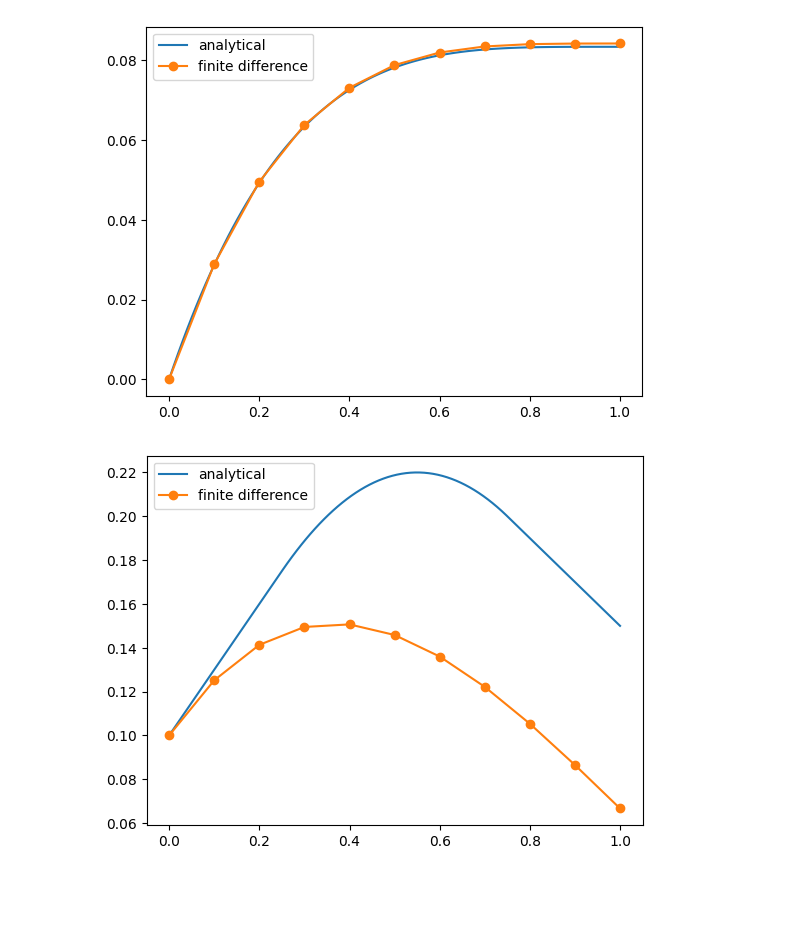
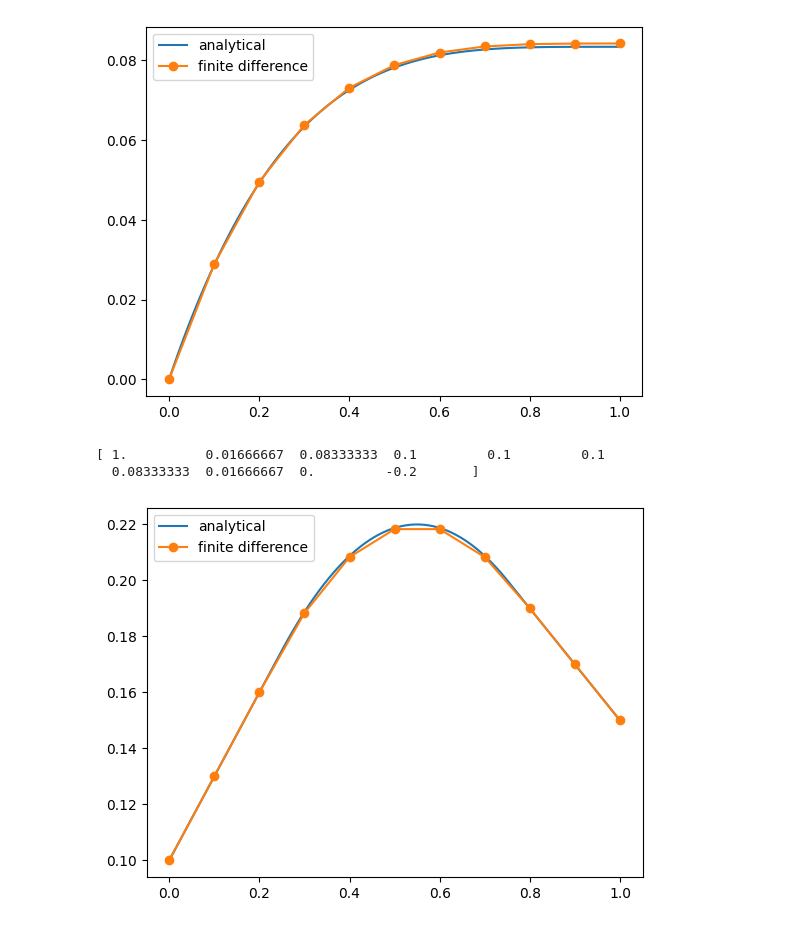
Before and after one commit to 000rla/Numerics_assignment_2, a Jupyter notebook: exercises.ipynb, the cells around one changed output. Drawn from its saved outputs; the diff is of its cells as text; code cells hidden in the pictures; blank space fills up the shorter version.

```diff
--- a/exercises.ipynb
+++ b/exercises.ipynb
@@ -38,7 +38,7 @@ def stiffness(dx):
     return 1/dx*np.array([[1,-1],[-1,1]])
 
 def force(nodes,dx,S):
-    return (dx/6)*np.array([2*S(nodes[0])+S(nodes[-1]),S(nodes[0])+2*S(nodes[-1])])
+    return np.array([(dx/6)*(2*S(nodes[0])+S(nodes[-1])),(dx/6)*(S(nodes[0])+2*S(nodes[-1]))])
 
 def solver(S,Ne,alpha,beta):
     # nodes = np.array([0, *sorted(np.random.rand(Ne-1)), 1])
@@ -79,6 +79,7 @@ def solver(S,Ne,alpha,beta):
     Psi_A = np.zeros_like(nodes)
     Psi_A[0] = alpha
     Psi_A[1:] = np.linalg.solve(K, F)
+    print(F)
 
     return nodes, Psi_A
 # %%
@@ -117,32 +118,36 @@ plt.show()
 # %%
 x_ana=np.linspace(0,1,100)
 y_ana=np.zeros(len(x_ana))
 
 def psi_ana(x):
     if x<.25:
         return .3*x+.1
     elif .25<x<.75:
         return -.5*x**2+.55*x+11/160
     elif x>.75:
         return -.2*x+.35
 
 for i,v in enumerate(x_ana):
     y_ana[i]=psi_ana(v)
 
 def S2(x):
-    if abs(x-.5)<.25:
-        return 1
-    else:
-        return 0
+    return 1 if abs(x - 0.5) < 0.25 else 0
+
+    # if abs(x-.5)<.25:
+    #     return 1
+    # else:
+    #     return 0
 
 alpha=.1
 beta=-.2
 Ne = 10
-x,y=solver(S,Ne,alpha,beta)
+x,y=solver(S2,Ne,alpha,beta)
 
 plt.plot(x_ana,y_ana,label='analytical')
 plt.plot(x,y,'o-',label='finite difference')
 plt.legend()
 plt.show()
 # %% [output]
+[ 1.          0.01666667  0.08333333  0.1         0.1         0.1
+  0.08333333  0.01666667  0.         -0.2       ]
-[figure, old version]
+[figure, new version]
```
